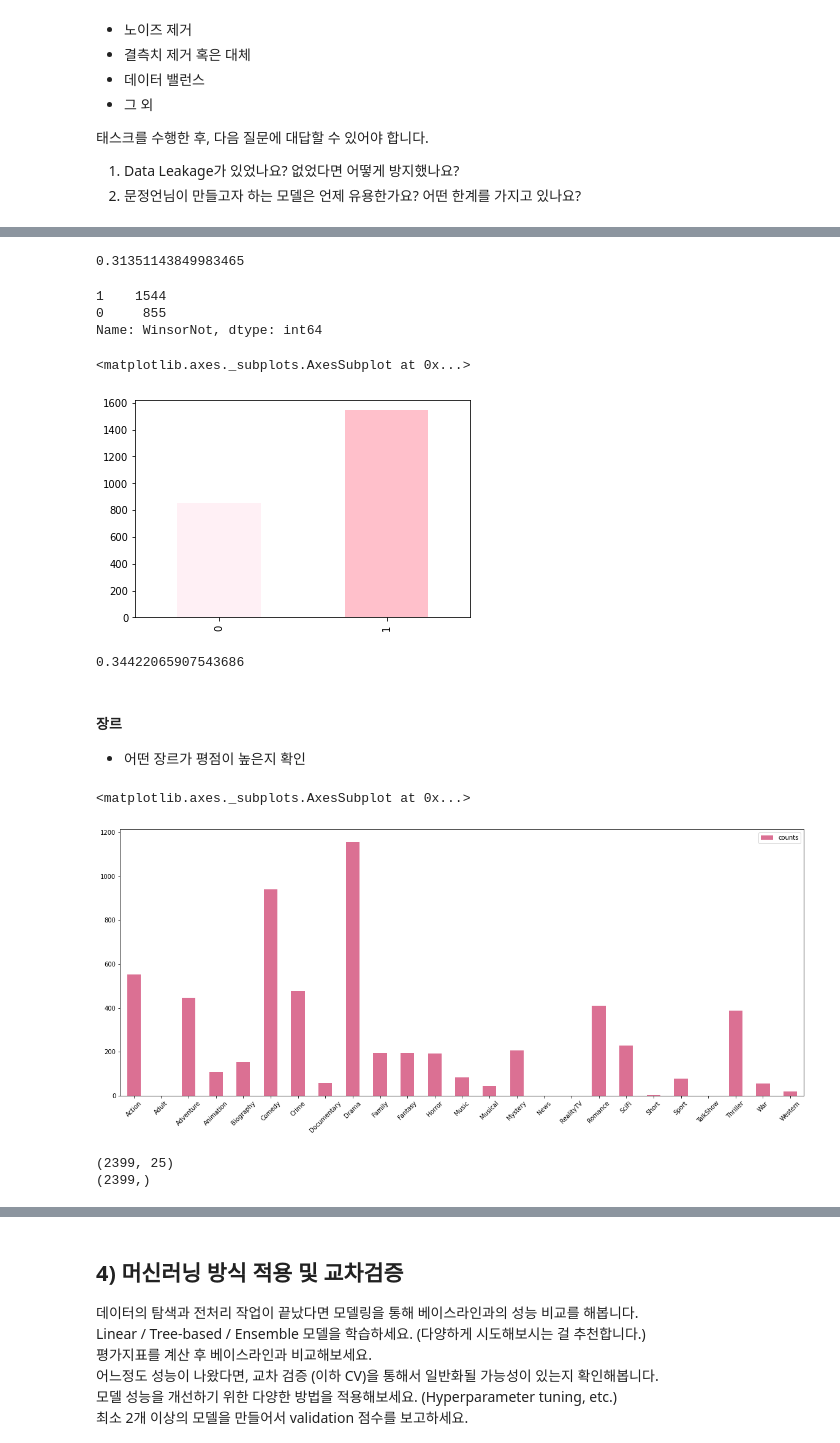
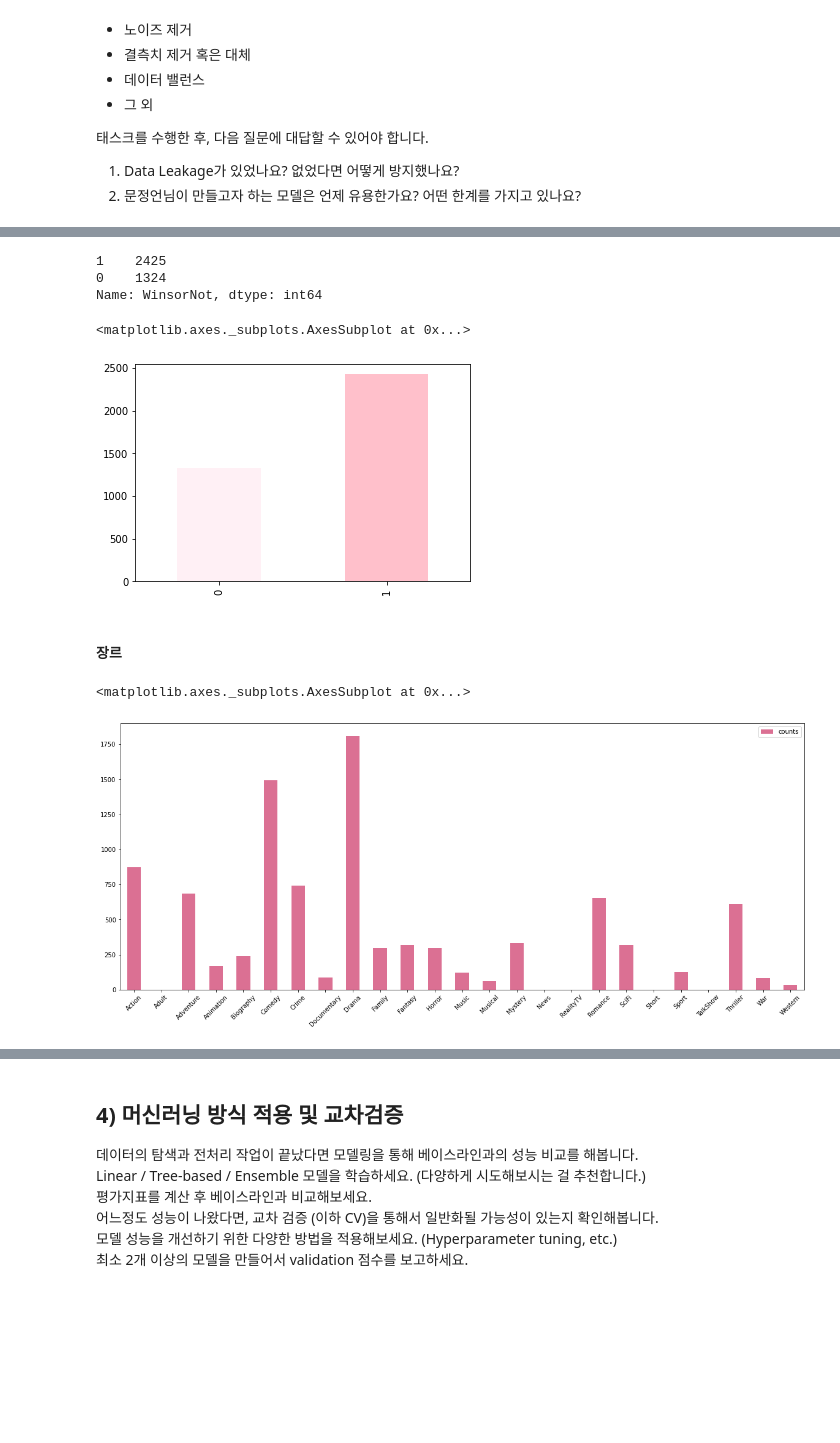
Before and after one commit to Shena2/project, a Jupyter notebook: section2/project_ver2.ipynb, the cells around one changed output, grey strips where cells are left out. Drawn from its saved outputs; the diff is of its cells as text; code cells hidden in the pictures; blank space fills up the shorter version.

```diff
--- a/section2/project_ver2.ipynb
+++ b/section2/project_ver2.ipynb
@@ -94,9 +87,0 @@ Baseline of ratingInteger: 6.631
-# %%
-# recommend 생성
-def reco(x) :
-    if x > 6 :
-        return 1
-    else :
-        return 0
-
-df['recommend'] = df['ratingInteger'].apply(lambda x : reco(x))
@@ -161,49 +171,31 @@ WinsCount.plot.bar(grid=False, figsize=(20,8), fontsize=15, color='lightpink')
-# %%
-# 상관계수 확인
-wins_corr = X_train['nrOfWins'].corr(y_train)
-wins_corr
-# %% [output]
-0.31351143849983465
 # %%
-# 상을 받았는가
+# 수상 여부
 def func(x) :
     if x > 0 :
         return 1
     else :
         return 0
 
-X_train['WinsorNot'] = X_train['nrOfWins'].apply(lambda x : func(x))
+df['WinsorNot'] = df['nrOfWins'].apply(lambda x : func(x))
 
-print(pd.Series(X_train['WinsorNot']).value_counts()) # 합계
+print(pd.Series(df['WinsorNot']).value_counts()) # 합계
 colors = ['lavenderblush', 'pink']
-WinsCount1 = X_train.value_counts(X_train['WinsorNot'].values, sort=False)
+WinsCount1 = df.value_counts(df['WinsorNot'].values, sort=False)
 WinsCount1.plot.bar(color=colors)
 # %% [output]
-1    1544
-0     855
+1    2425
+0    1324
 Name: WinsorNot, dtype: int64
 <matplotlib.axes._subplots.AxesSubplot at 0x...>
-[figure, old version]
+[figure, new version]
-# %%
-# 상관계수 확인
-wins_corr = X_train['WinsorNot'].corr(y_train)
-wins_corr
-# %% [output]
-0.34422065907543686
-# %% [markdown]
-#### 장르
-- 어떤 장르가 평점이 높은지 확인
+# %% [markdown]
+#### 장르
 # %%
-count1 = X_train.iloc[:, 12:-1]
+# 장르 분포 확인
+count1 = df.iloc[:, 12:-1]
 genr_count = count1.sum(axis=0).to_frame()
 genr_count.columns = ['counts']
 genr_count.plot.bar(rot=45, figsize=(20,8), color='palevioletred')
 # %% [output]
 <matplotlib.axes._subplots.AxesSubplot at 0x...>
-[figure, old version]
+[figure, new version]
-# %%
-print(count1.shape)
-print(y_train.shape)
-# %% [output]
-(2399, 25)
-(2399,)
```
Also changed, not shown: parts of 34 cells of this notebook.
